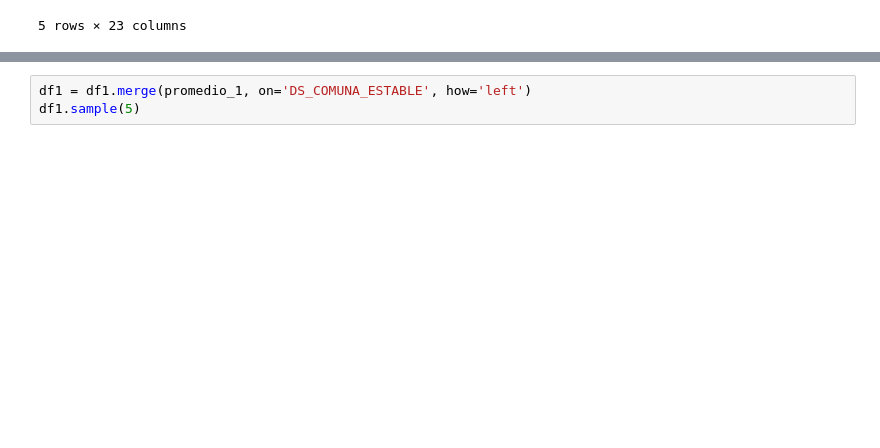
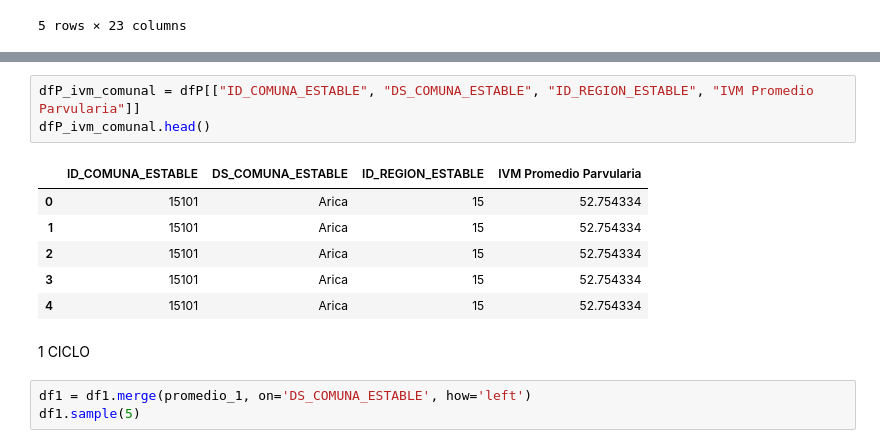
Before and after one commit to aaronpisaa/IMT2200-AARON-PINO, a Jupyter notebook: tareas/tarea 03/Respuesta.ipynb, the cells around one changed output, grey strips where cells are left out. Drawn from its saved outputs; the diff is of its cells as text; blank space fills up the shorter version.

```diff
--- a/tareas/tarea 03/Respuesta.ipynb
+++ b/tareas/tarea 03/Respuesta.ipynb
@@ -1539,3 +1552,15 @@ dfP.sample(5)
+# %%
+dfP_ivm_comunal = dfP[["ID_COMUNA_ESTABLE", "DS_COMUNA_ESTABLE", "ID_REGION_ESTABLE", "IVM Promedio Parvularia"]]
+dfP_ivm_comunal.head()
+# %% [output]
+|  | ID_COMUNA_ESTABLE | DS_COMUNA_ESTABLE | ID_REGION_ESTABLE | IVM Promedio Parvularia |
+| 0 | 15101 | Arica | 15 | 52.754334 |
+| 1 | 15101 | Arica | 15 | 52.754334 |
+| 2 | 15101 | Arica | 15 | 52.754334 |
+| 3 | 15101 | Arica | 15 | 52.754334 |
+| 4 | 15101 | Arica | 15 | 52.754334 |
+# %% [markdown]
+1 CICLO
 # %%
 df1 = df1.merge(promedio_1, on='DS_COMUNA_ESTABLE', how='left')
 df1.sample(5)
```
Also changed, not shown: parts of 17 cells of this notebook.
